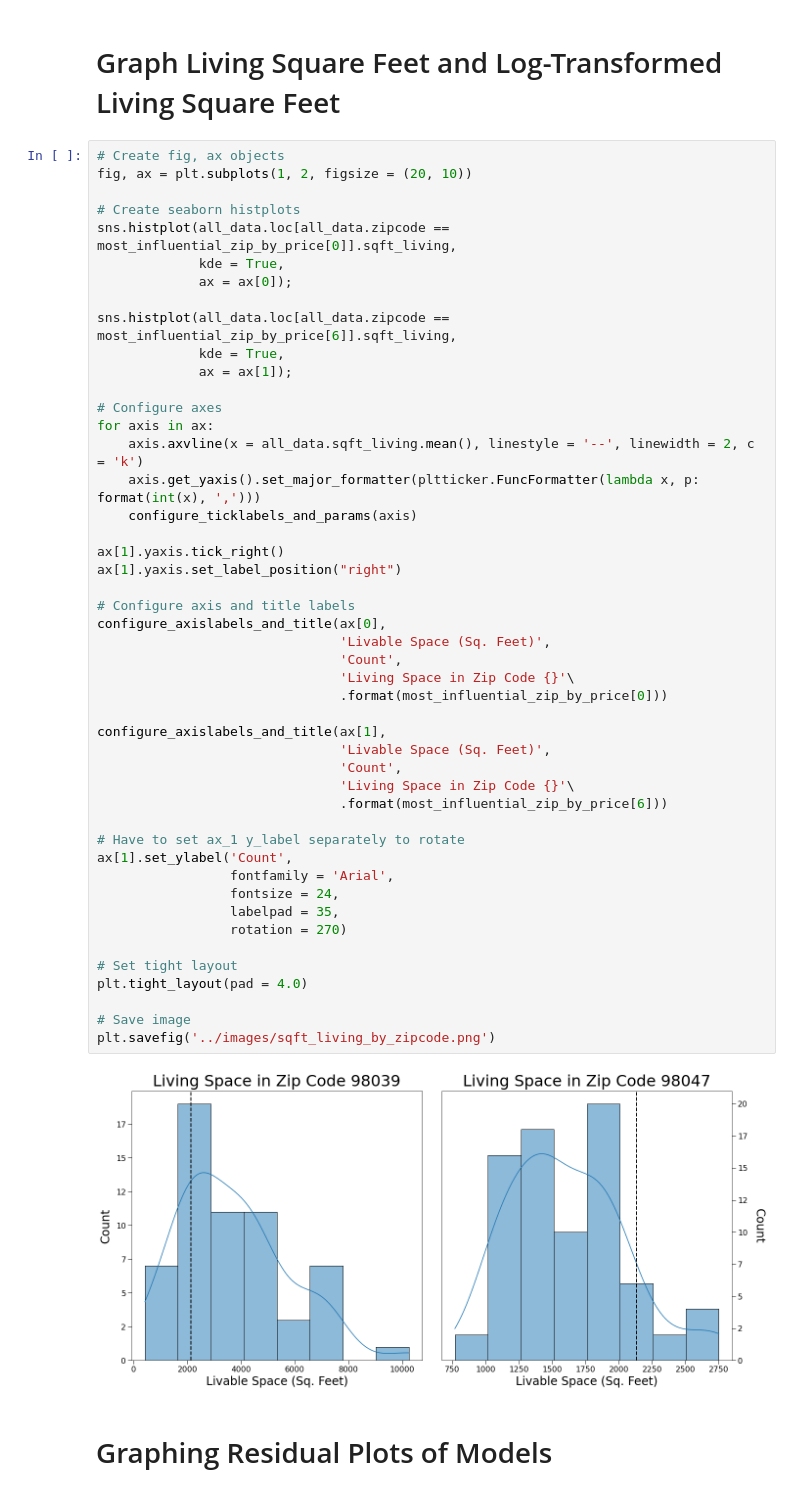
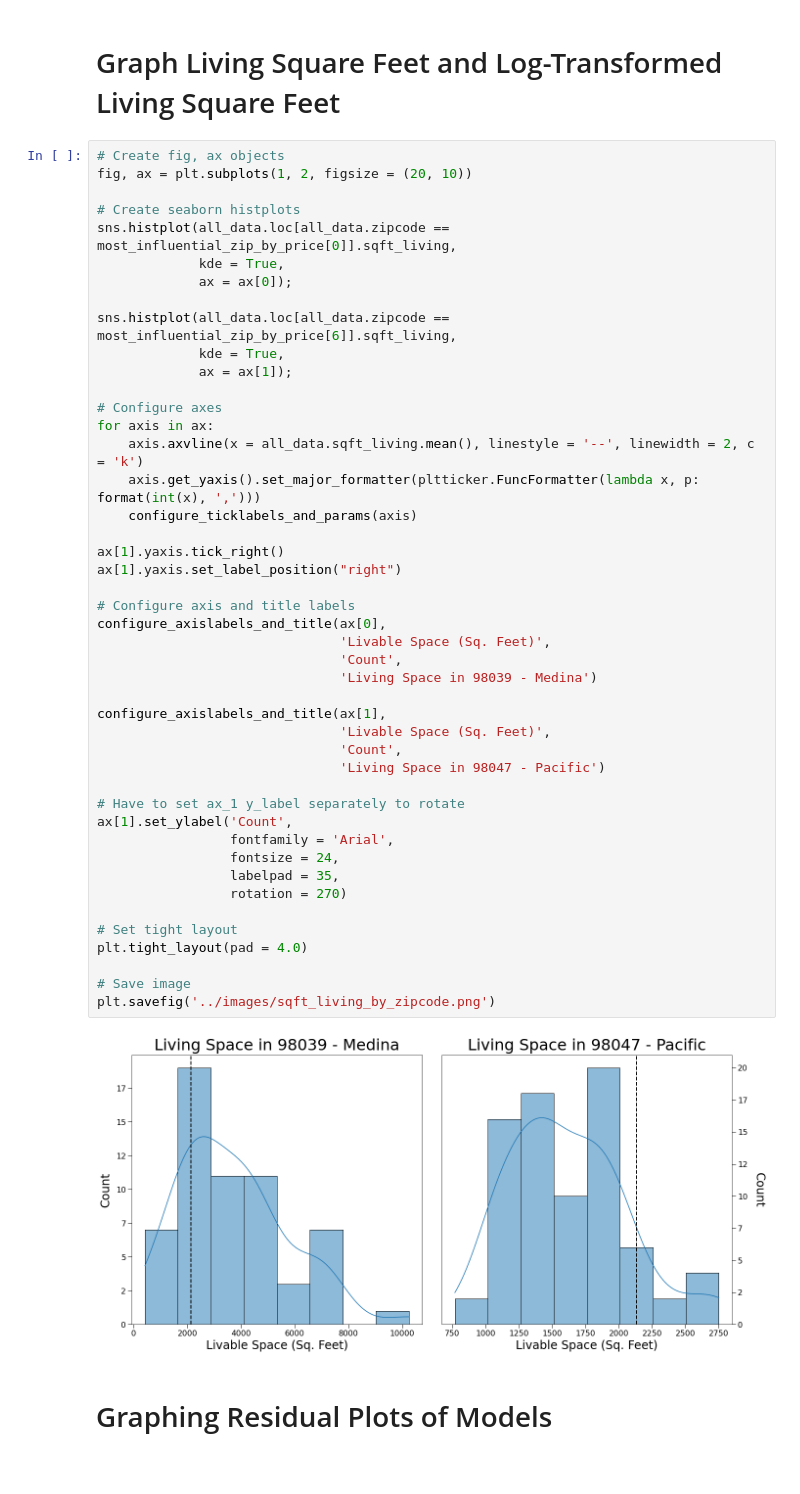
Before and after one commit to JoshuaGottlieb/King-County-Analysis, a Jupyter notebook: notebooks/Visualizations.ipynb, the cells around one changed output. Saved outputs shown, nothing was run; the diff lists cells and outputs as text.

Commit message:
Fixed some typos in visualizations.

```diff
--- a/notebooks/Visualizations.ipynb
+++ b/notebooks/Visualizations.ipynb
@@ -246,38 +246,36 @@ sns.histplot(all_data.loc[all_data.zipcode == most_influential_zip_by_price[6]].
 for axis in ax:
     axis.axvline(x = all_data.sqft_living.mean(), linestyle = '--', linewidth = 2, c = 'k')
     axis.get_yaxis().set_major_formatter(pltticker.FuncFormatter(lambda x, p: format(int(x), ',')))
     configure_ticklabels_and_params(axis)
 
 ax[1].yaxis.tick_right()
 ax[1].yaxis.set_label_position("right")
 
 # Configure axis and title labels
 configure_axislabels_and_title(ax[0],
                                'Livable Space (Sq. Feet)',
                                'Count',
-                               'Living Space in Zip Code {}'\
-                               .format(most_influential_zip_by_price[0]))
+                               'Living Space in 98039 - Medina')
 
 configure_axislabels_and_title(ax[1],
                                'Livable Space (Sq. Feet)',
                                'Count',
-                               'Living Space in Zip Code {}'\
-                               .format(most_influential_zip_by_price[6]))
+                               'Living Space in 98047 - Pacific')
 
 # Have to set ax_1 y_label separately to rotate
 ax[1].set_ylabel('Count',
                  fontfamily = 'Arial',
                  fontsize = 24,
                  labelpad = 35,
                  rotation = 270)
 
 # Set tight layout
 plt.tight_layout(pad = 4.0)
 
 # Save image
 plt.savefig('../images/sqft_living_by_zipcode.png')
 # %% [output]
-[figure, old version]
+[figure, new version]
 # %% [markdown]
 # Graphing Residual Plots of Models
 # %%
```
Also changed, not shown: parts of 1 cell of this notebook, 2 other files.
